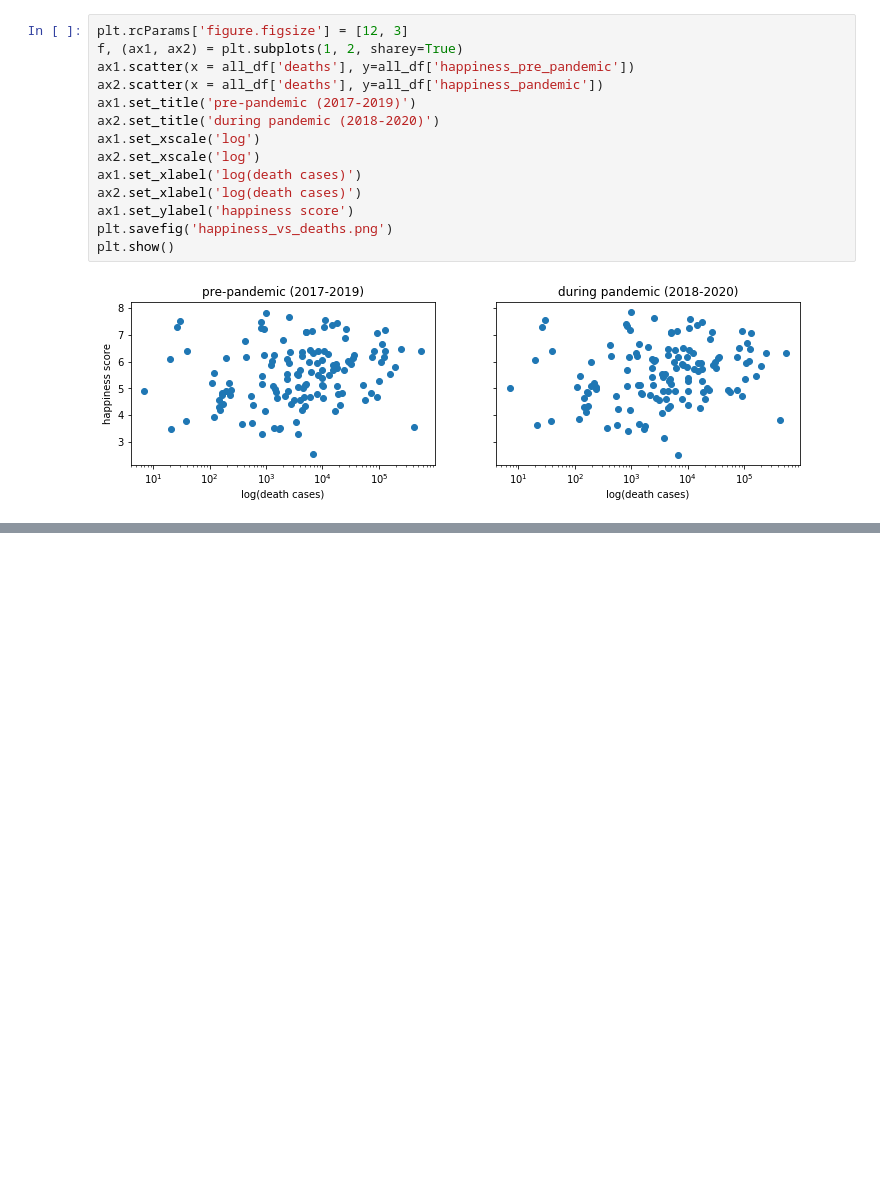
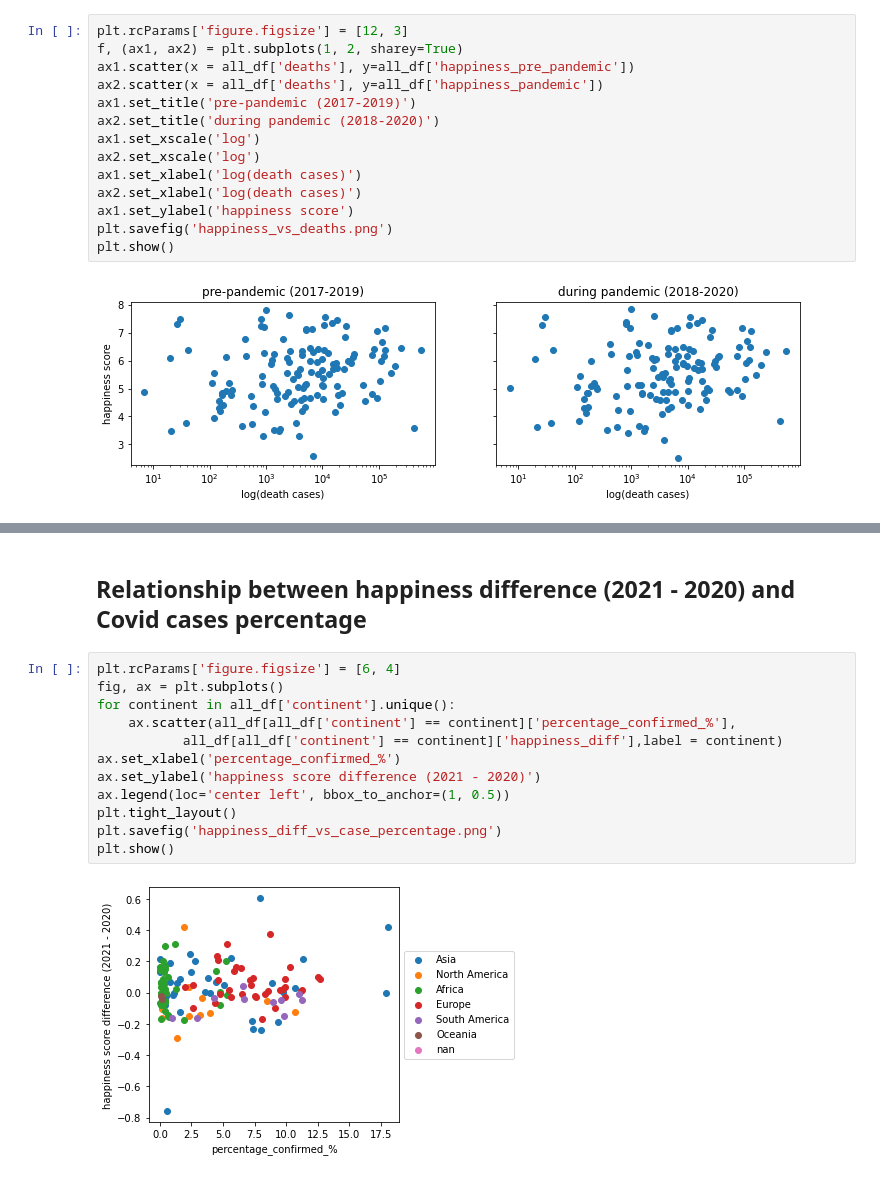
Before and after one commit to maxkrueger96/NU-Bootcamp-Data-Science-1, a Jupyter notebook: zibo_analysis/zibo_analysis.ipynb, the cells around one changed output, grey strips where cells are left out. Drawn from its saved outputs; the diff is of its cells as text; blank space fills up the shorter version.

```diff
--- a/zibo_analysis/zibo_analysis.ipynb
+++ b/zibo_analysis/zibo_analysis.ipynb
@@ -332,0 +345,16 @@ plt.show()
+# %% [markdown]
+## Relationship between happiness difference (2021 - 2020) and Covid cases percentage
+# %%
+plt.rcParams['figure.figsize'] = [6, 4]
+fig, ax = plt.subplots()
+for continent in all_df['continent'].unique():
+    ax.scatter(all_df[all_df['continent'] == continent]['percentage_confirmed_%'],
+           all_df[all_df['continent'] == continent]['happiness_diff'],label = continent)
+ax.set_xlabel('percentage_confirmed_%')
+ax.set_ylabel('happiness score difference (2021 - 2020)')
+ax.legend(loc='center left', bbox_to_anchor=(1, 0.5))
+plt.tight_layout()
+plt.savefig('happiness_diff_vs_case_percentage.png')
+plt.show()
+# %% [output]
+[figure, added]
```
Also changed, not shown: parts of 26 cells of this notebook, 9 other files.
